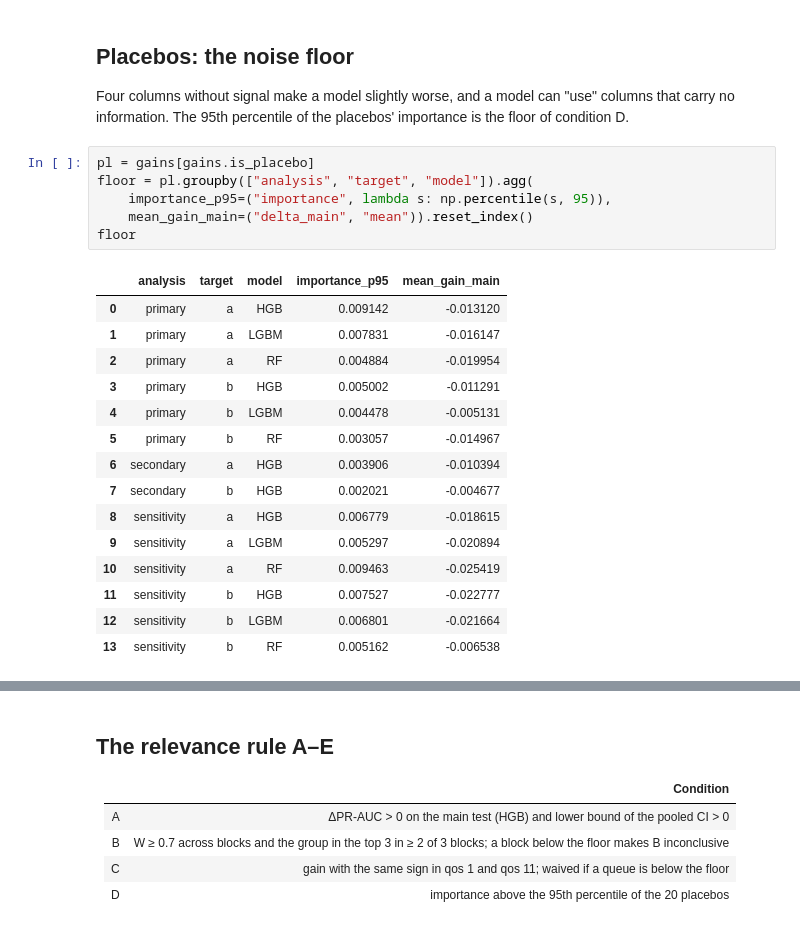
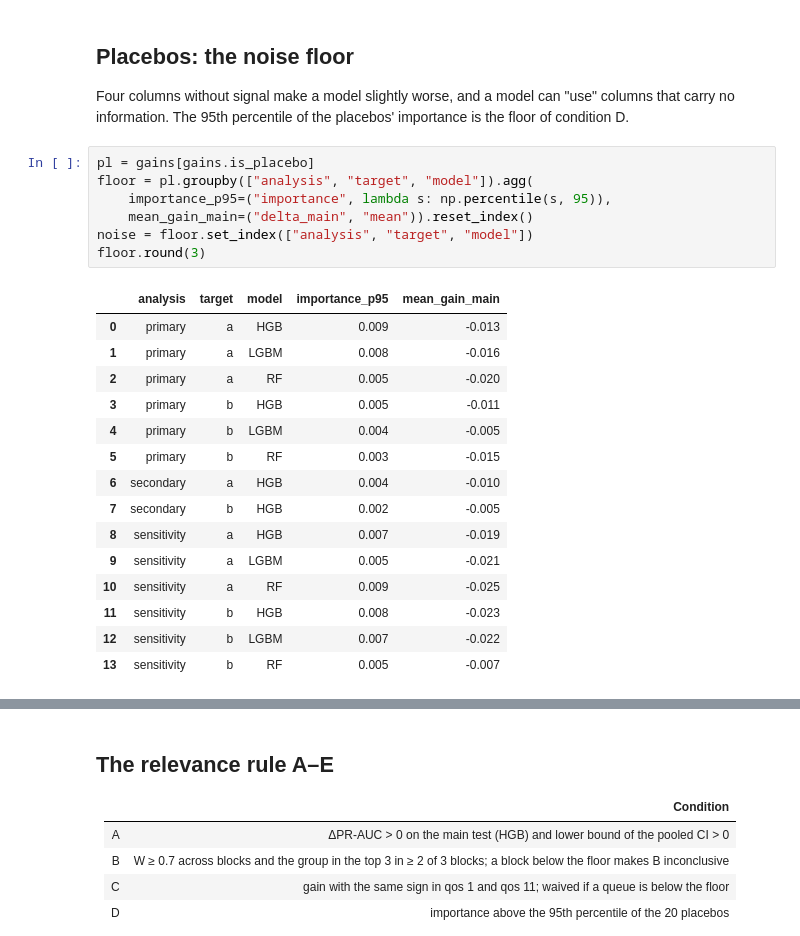
Before and after one commit to fcallerafilho/hpc-workload-ht, a Jupyter notebook: notebooks/08_results.ipynb, the cells around one changed output, grey strips where cells are left out. Saved outputs shown, nothing was run; the diff lists cells and outputs as text.

```diff
--- a/notebooks/08_results.ipynb
+++ b/notebooks/08_results.ipynb
@@ -238,22 +219,23 @@ condition D.
 # %%
 pl = gains[gains.is_placebo]
 floor = pl.groupby(["analysis", "target", "model"]).agg(
     importance_p95=("importance", lambda s: np.percentile(s, 95)),
     mean_gain_main=("delta_main", "mean")).reset_index()
-floor
+noise = floor.set_index(["analysis", "target", "model"])
+floor.round(3)
 # %% [output]
 |  | analysis | target | model | importance_p95 | mean_gain_main |
-| 0 | primary | a | HGB | 0.009142 | -0.013120 |
-| 1 | primary | a | LGBM | 0.007831 | -0.016147 |
-| 2 | primary | a | RF | 0.004884 | -0.019954 |
-| 3 | primary | b | HGB | 0.005002 | -0.011291 |
-| 4 | primary | b | LGBM | 0.004478 | -0.005131 |
-| 5 | primary | b | RF | 0.003057 | -0.014967 |
-| 6 | secondary | a | HGB | 0.003906 | -0.010394 |
-| 7 | secondary | b | HGB | 0.002021 | -0.004677 |
-| 8 | sensitivity | a | HGB | 0.006779 | -0.018615 |
-| 9 | sensitivity | a | LGBM | 0.005297 | -0.020894 |
-| 10 | sensitivity | a | RF | 0.009463 | -0.025419 |
-| 11 | sensitivity | b | HGB | 0.007527 | -0.022777 |
-| 12 | sensitivity | b | LGBM | 0.006801 | -0.021664 |
-| 13 | sensitivity | b | RF | 0.005162 | -0.006538 |
+| 0 | primary | a | HGB | 0.009 | -0.013 |
+| 1 | primary | a | LGBM | 0.008 | -0.016 |
+| 2 | primary | a | RF | 0.005 | -0.020 |
+| 3 | primary | b | HGB | 0.005 | -0.011 |
+| 4 | primary | b | LGBM | 0.004 | -0.005 |
+| 5 | primary | b | RF | 0.003 | -0.015 |
+| 6 | secondary | a | HGB | 0.004 | -0.010 |
+| 7 | secondary | b | HGB | 0.002 | -0.005 |
+| 8 | sensitivity | a | HGB | 0.007 | -0.019 |
+| 9 | sensitivity | a | LGBM | 0.005 | -0.021 |
+| 10 | sensitivity | a | RF | 0.009 | -0.025 |
+| 11 | sensitivity | b | HGB | 0.008 | -0.023 |
+| 12 | sensitivity | b | LGBM | 0.007 | -0.022 |
+| 13 | sensitivity | b | RF | 0.005 | -0.007 |
```
Also changed, not shown: parts of 22 cells of this notebook, 17 other files.
